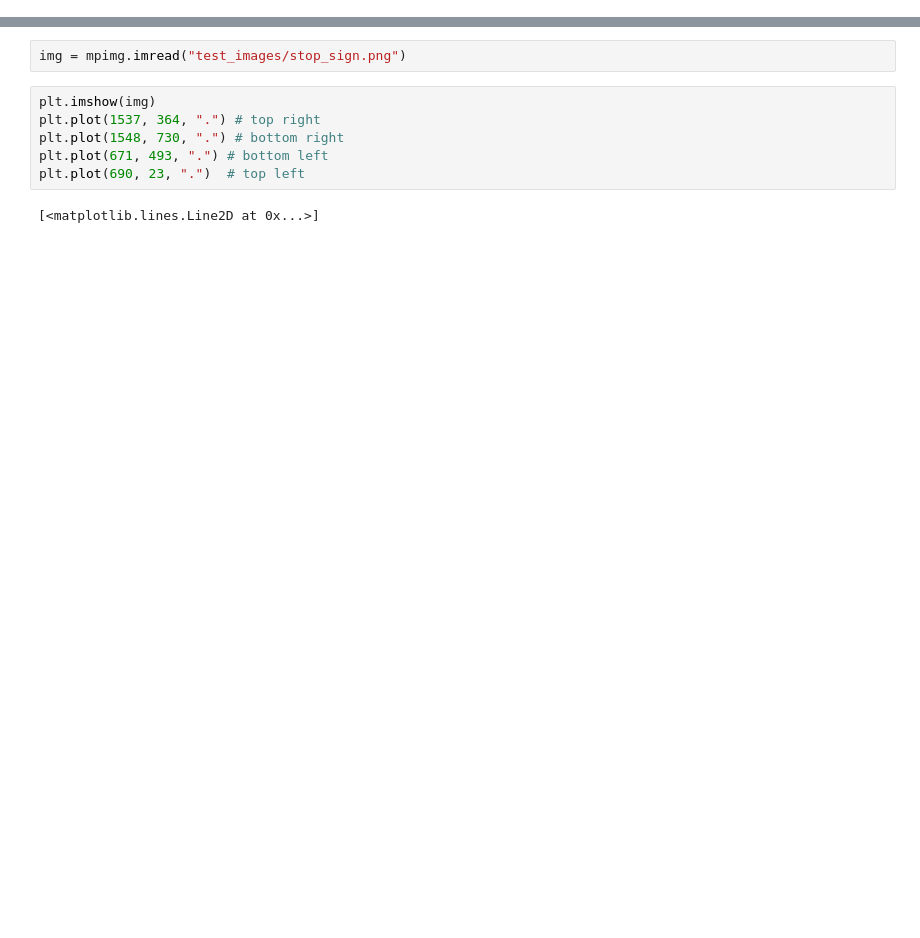
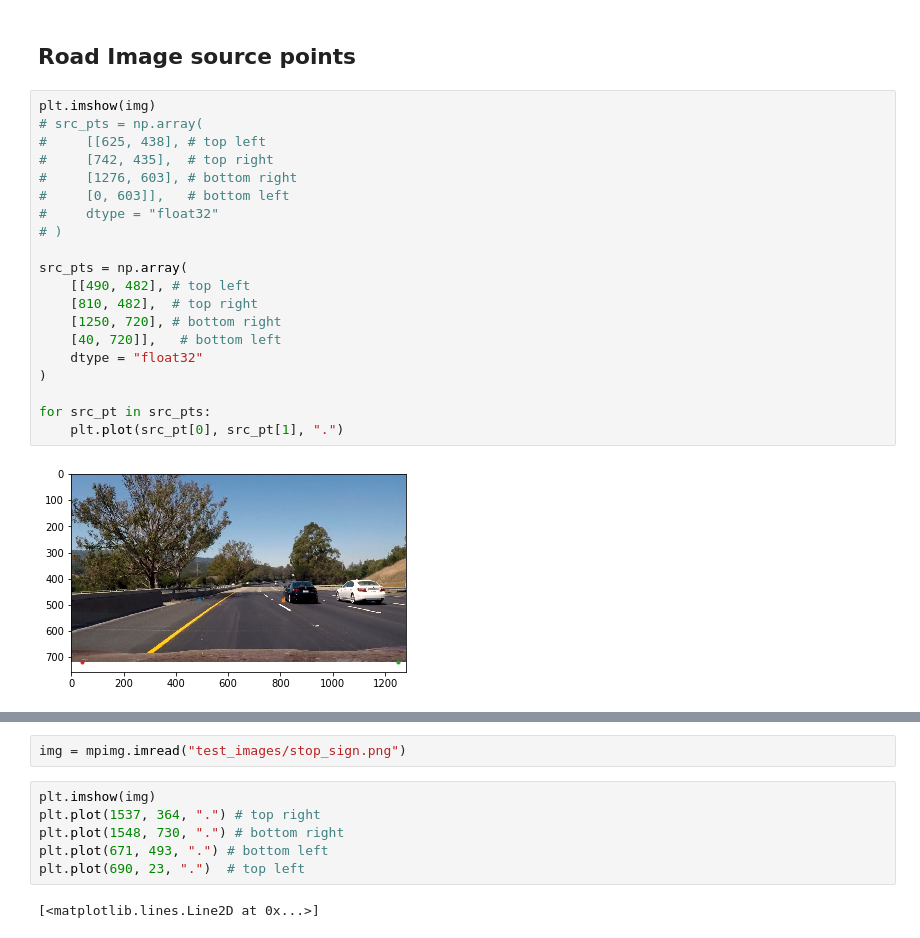
Before and after one commit to tleyden/CarND-Advanced-Lane-Lines, a Jupyter notebook: PerspectiveTransform.ipynb, the cells around one changed output, grey strips where cells are left out. Saved outputs shown, nothing was run; the diff lists cells and outputs as text; blank space fills up the shorter version.

```diff
--- a/PerspectiveTransform.ipynb
+++ b/PerspectiveTransform.ipynb
@@ -5,0 +100,24 @@ import numpy as np
+# %% [markdown]
+## Road Image source points
+# %%
+plt.imshow(img)
+# src_pts = np.array(
+#     [[625, 438], # top left
+#     [742, 435],  # top right
+#     [1276, 603], # bottom right
+#     [0, 603]],   # bottom left
+#     dtype = "float32"
+# )
+
+src_pts = np.array(
+    [[490, 482], # top left
+    [810, 482],  # top right
+    [1250, 720], # bottom right
+    [40, 720]],   # bottom left
+    dtype = "float32"
+)
+
+for src_pt in src_pts:
+    plt.plot(src_pt[0], src_pt[1], ".")
+# %% [output]
+[figure, added]
```
Also changed, not shown: parts of 17 cells of this notebook, 4 other files.
